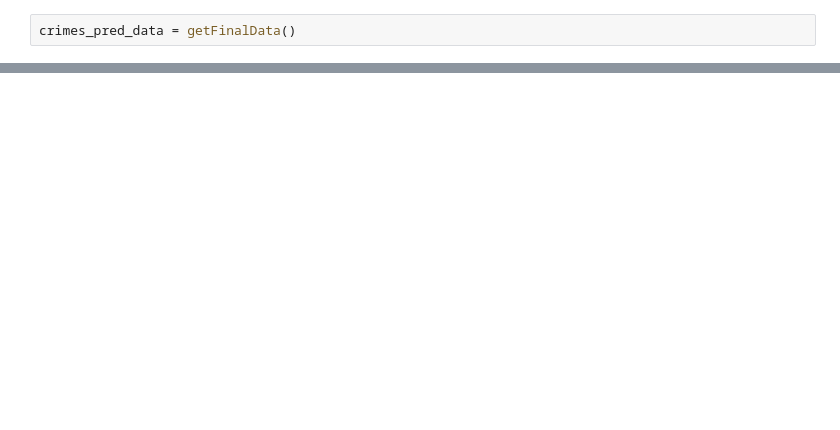
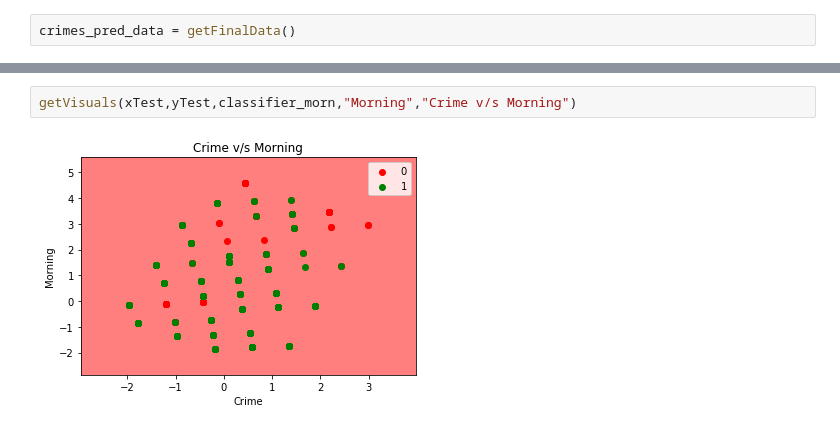
Before and after one commit to wilfy9249/Capstone-Fall-18, a Jupyter notebook: Python Notebook/Logistic_regression_main.ipynb, the cells around one changed output, grey strips where cells are left out. Saved outputs shown, nothing was run; the diff lists cells and outputs as text; blank space fills up the shorter version.

```diff
--- a/Python Notebook/Logistic_regression_main.ipynb
+++ b/Python Notebook/Logistic_regression_main.ipynb
@@ -44,3 +90,7 @@ Confusion Matrix is as follows
+# %%
+getVisuals(xTest,yTest,classifier_morn,"Morning","Crime v/s Morning")
+# %% [output]
+[figure, added]
 # %%
 #Target Variable as Afternoon
 data = crimes_pred_data.drop(['PD_DESC','CRM_ATPT_CPTD_CD','Precinct','Time','Morning','Evening','Night'],axis=1)
```
Also changed, not shown: parts of 13 cells of this notebook.
